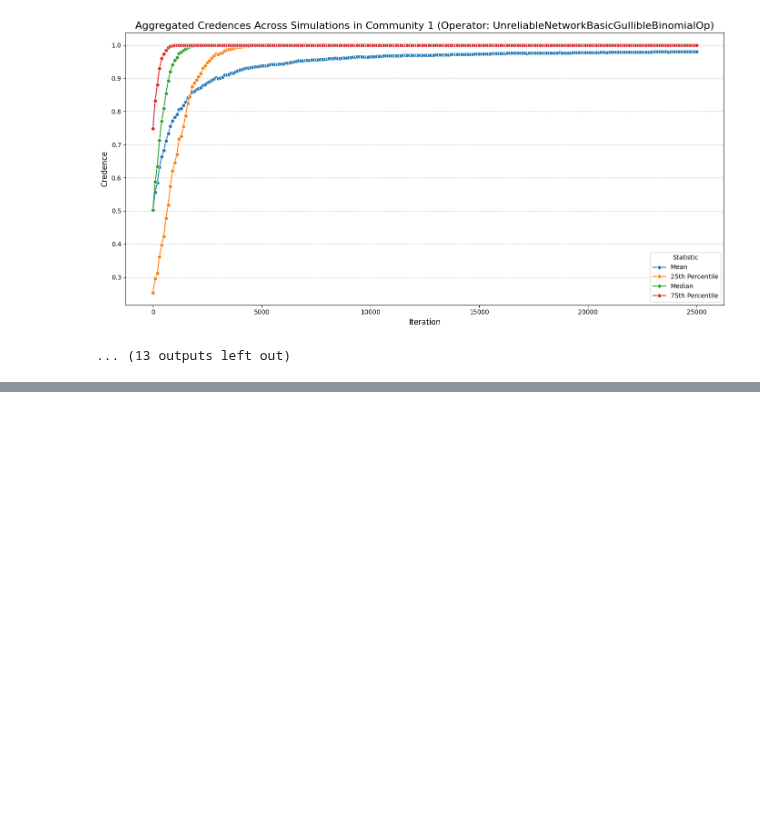
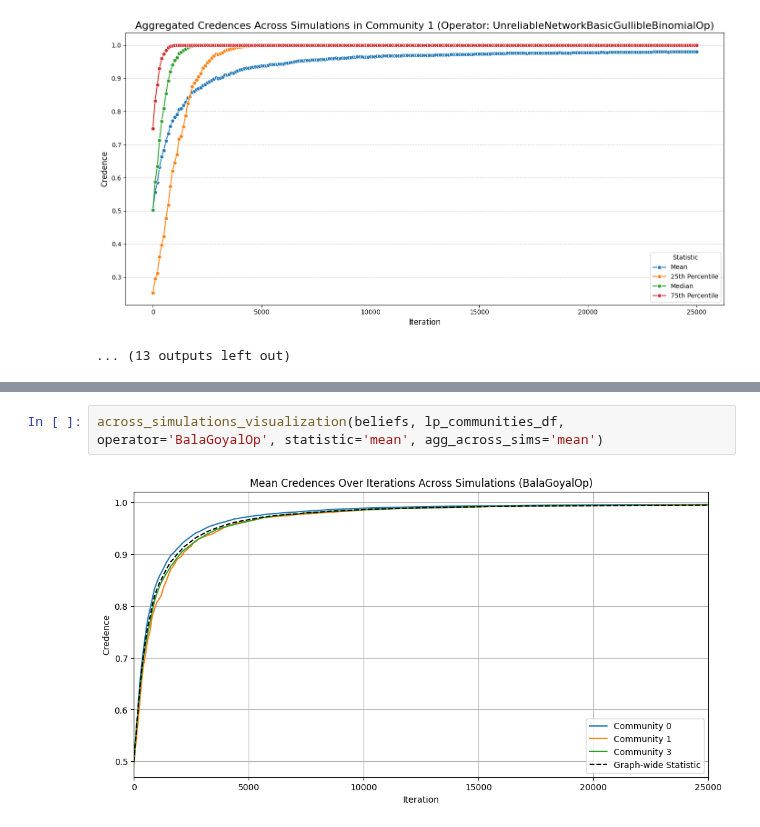
Before and after one commit to alexandroskoliousis/polygraphs, a Jupyter notebook: examples/francisbacon/community_analysis.ipynb, the cells around one changed output, grey strips where cells are left out. Drawn from its saved outputs; the diff is of its cells as text; blank space fills up the shorter version.

```diff
--- a/examples/francisbacon/community_analysis.ipynb
+++ b/examples/francisbacon/community_analysis.ipynb
@@ -421,0 +541,4 @@ For the community id 1
+# %%
+across_simulations_visualization(beliefs, lp_communities_df, operator='BalaGoyalOp', statistic='mean', agg_across_sims='mean')
+# %% [output]
+[figure, added]
```
Also changed, not shown: parts of 6 cells of this notebook.
